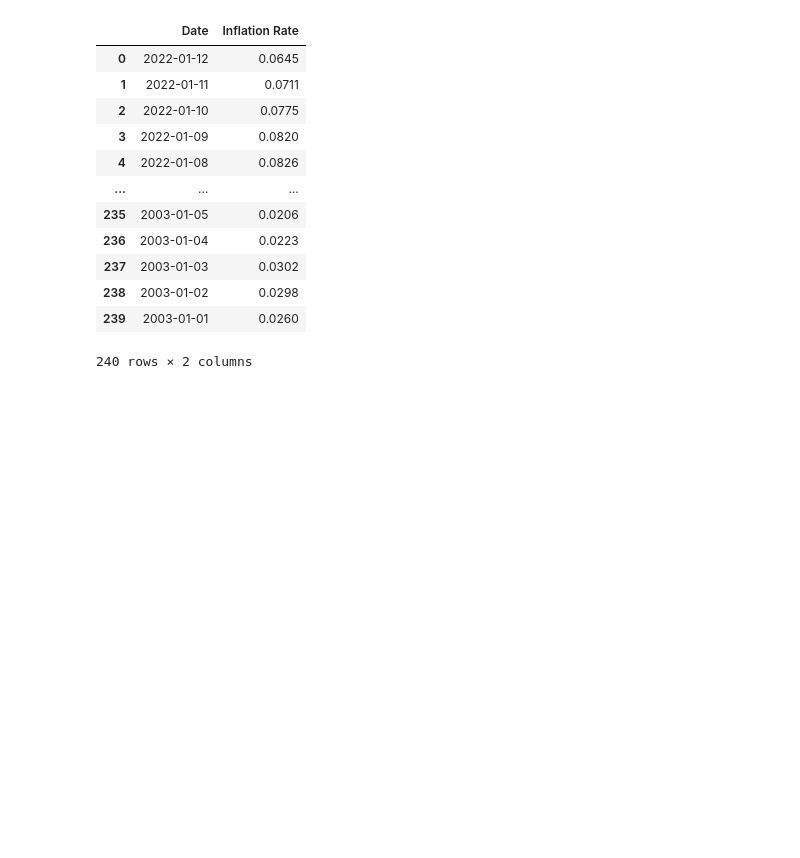
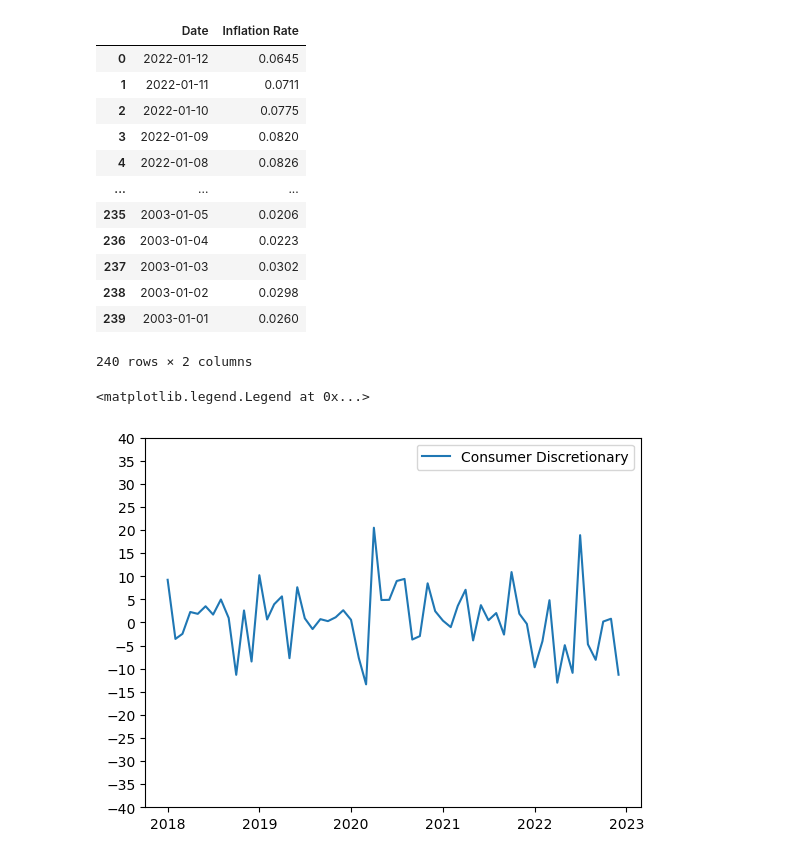
Before and after one commit to rocklurva/Mini-Project-1, a Jupyter notebook: main.ipynb, the cells around one changed output. Saved outputs shown, nothing was run; the diff lists cells and outputs as text; code cells hidden in the pictures; blank space fills up the shorter version.

Commit message:
Added Line Graph as per different sector

```diff
--- a/main.ipynb
+++ b/main.ipynb
@@ -401,3 +401,15 @@ clean_cpi_df
 | 238 | 2003-01-02 | 0.0298 |
 | 239 | 2003-01-01 | 0.0260 |
 240 rows × 2 columns
+# %%
+consumer_disc_perf_df = pd.read_csv('Resources/S&P 500 Historical Data Sectors/S&P 500 Consumer Discretionary Historical Data.csv')
+consumer_stap_perf_df = pd.read_csv('Resources/S&P 500 Historical Data Sectors/S&P 500 Consumer Staples Historical Data.csv')
+energy_perf_df = pd.read_csv('Resources/S&P 500 Historical Data Sectors/S&P 500 Energy Historical Data.csv')
+fin_perf_df = pd.read_csv('Resources/S&P 500 Historical Data Sectors/S&P 500 Financials Historical Data.csv')
+health_perf_df = pd.read_csv('Resources/S&P 500 Historical Data Sectors/S&P 500 Health Care Historical Data.csv')
+indus_perf_df = pd.read_csv('Resources/S&P 500 Historical Data Sectors/S&P 500 Industrials Historical Data.csv')
+info_perf_df = pd.read_csv('Resources/S&P 500 Historical Data Sectors/S&P 500 Information Technology Historical Data.csv')
+mat_perf_df = pd.read_csv('Resources/S&P 500 Historical Data Sectors/S&P 500 Materials Historical Data.csv')
+re_perf_df = pd.read_csv('Resources/S&P 500 Historical Data Sectors/S&P 500 Real Estate Historical Data.csv')
+tele_perf_df = pd.read_csv('Resources/S&P 500 Historical Data Sectors/S&P 500 Telecom Services Historical Data.csv')
+util_perf_df = pd.read_csv('Resources/S&P 500 Historical Data Sectors/S&P 500 Utilities Historical Data.csv')
@@ -403,0 +476,44 @@ clean_cpi_df
+# %%
+x_axis_1 = consumer_disc_perf_df['Date']
+y_axis_1 = consumer_disc_perf_df['Change %']
+
+x_axis_2 = consumer_stap_perf_df['Date']
+y_axis_2 = consumer_stap_perf_df['Change %']
+
+x_axis_3 = energy_perf_df['Date']
+y_axis_3 = energy_perf_df['Change %']
+
+x_axis_4 = fin_perf_df['Date']
+y_axis_4 = fin_perf_df['Change %']
+
+x_axis_5 = health_perf_df['Date']
+y_axis_5 = health_perf_df['Change %']
+
+x_axis_6 = indus_perf_df['Date']
+y_axis_6 = indus_perf_df['Change %']
+
+x_axis_7 = info_perf_df['Date']
+y_axis_7 = info_perf_df['Change %']
+
+x_axis_8 = mat_perf_df['Date']
+y_axis_8 = mat_perf_df['Change %']
+
+x_axis_9 = re_perf_df['Date']
+y_axis_9 = re_perf_df['Change %']
+
+x_axis_10 = tele_perf_df['Date']
+y_axis_10 = tele_perf_df['Change %']
+
+x_axis_11 = util_perf_df['Date']
+y_axis_11 = util_perf_df['Change %']
+
+plt.plot(x_axis_1, y_axis_1, label='Consumer Discretionary')
+
+y_tick = (40, 35, 30, 25, 20, 15, 10, 5, 0, -5, -10, -15, -20, -25, -30, -35, -40)
+
+plt.yticks(y_tick)
+
+plt.legend()
+# %% [output]
+<matplotlib.legend.Legend at 0x...>
+[figure, added]
```
Also changed, not shown: parts of 16 cells of this notebook.
